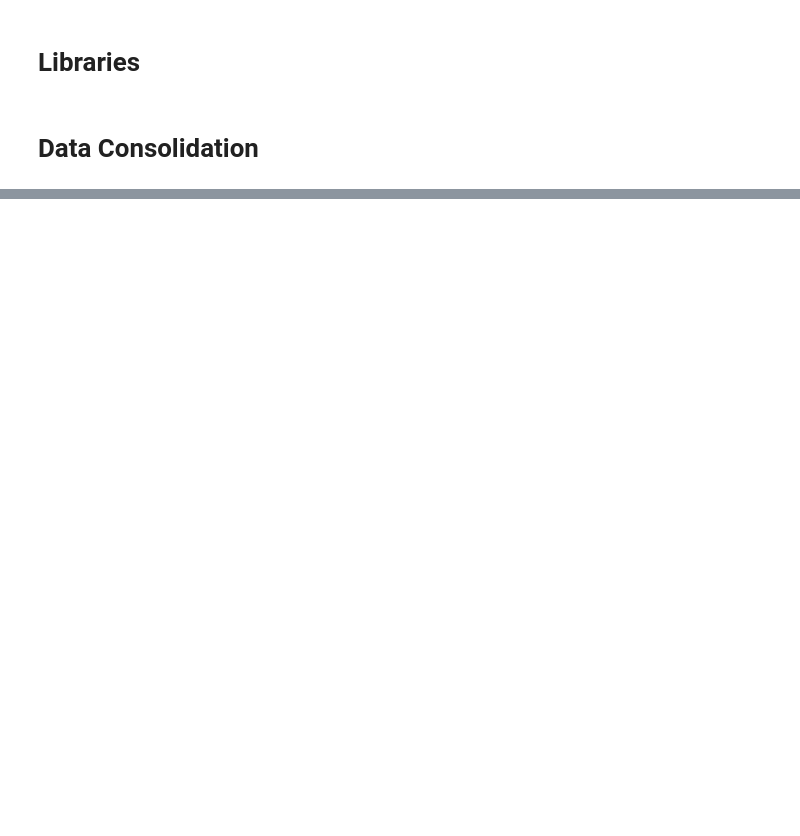
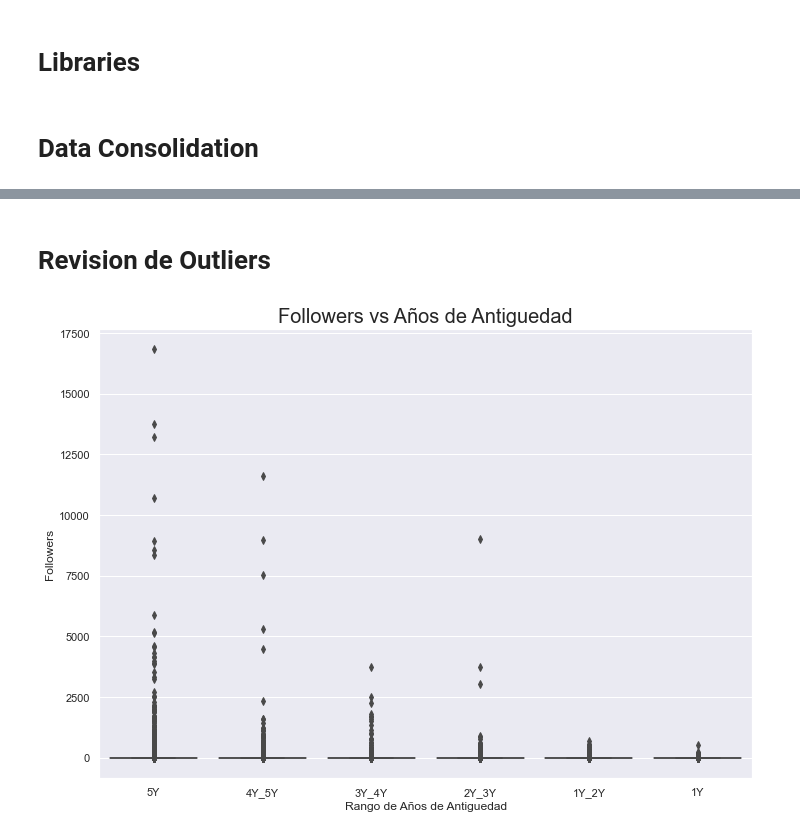
Before and after one commit to jsuasnabarh/kaggle-network-analysis, a Jupyter notebook: notebooks/05_UserDataframe.ipynb, the cells around one changed output, grey strips where cells are left out. Saved outputs shown, nothing was run; the diff lists cells and outputs as text; code cells hidden in the pictures; blank space fills up the shorter version.

```diff
--- a/notebooks/05_UserDataframe.ipynb
+++ b/notebooks/05_UserDataframe.ipynb
@@ -93,0 +94,10 @@ df_user_final[df_user_final["TotalBronze_Disc"]==8420.00].head()
+# %% [markdown]
+# Revision de Outliers
+# %%
+sns.boxplot(data=df_user_final,x="Flg_Creacion",y="in_degree_followers")
+plt.title("Followers vs Años de Antiguedad",size=20)
+plt.xlabel("Rango de Años de Antiguedad",size=12)
+plt.ylabel("Followers",size=12)
+plt.show()
+# %% [output]
+[figure, added]
```
Also changed, not shown: parts of 27 cells of this notebook, 5 other files.
